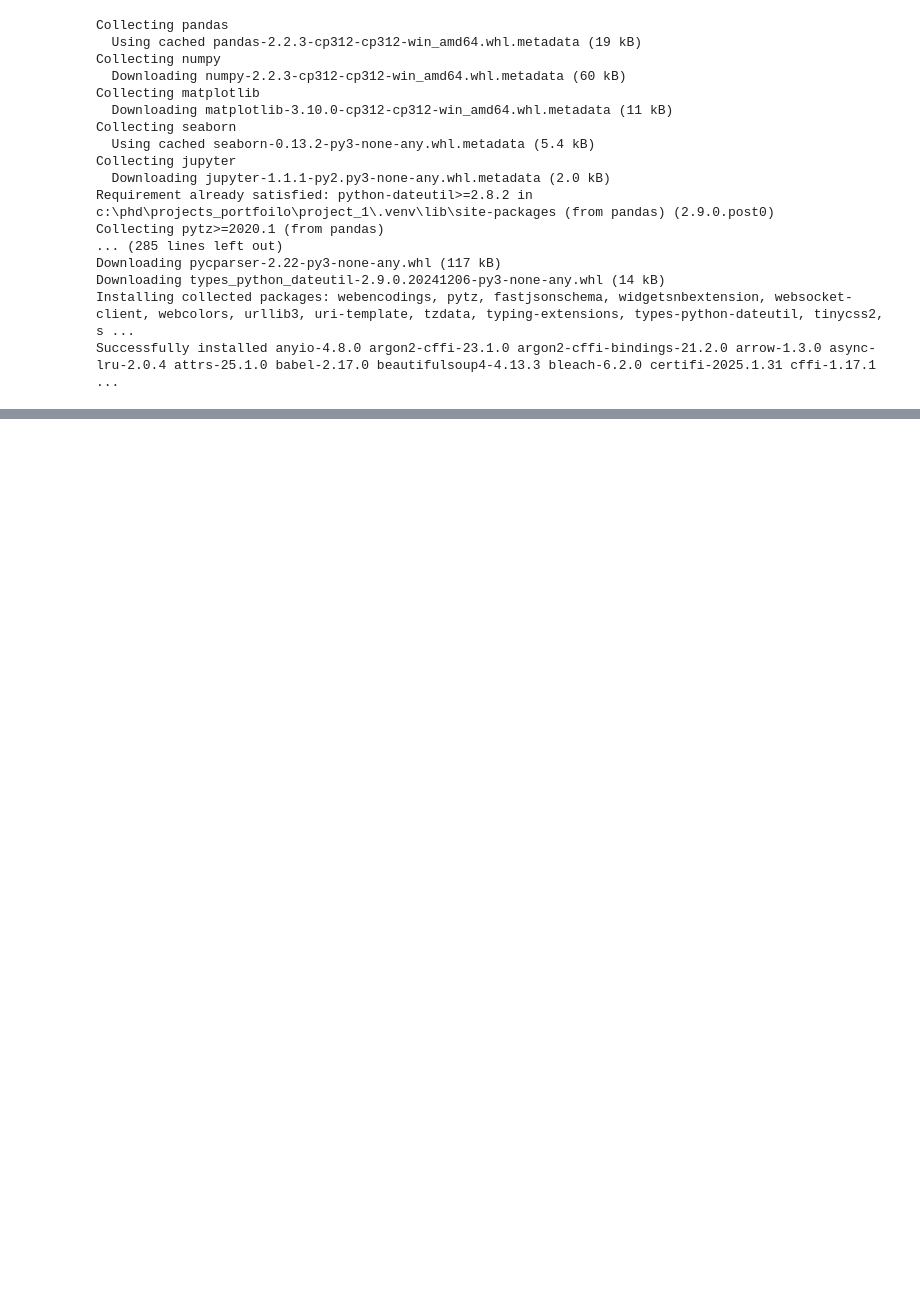
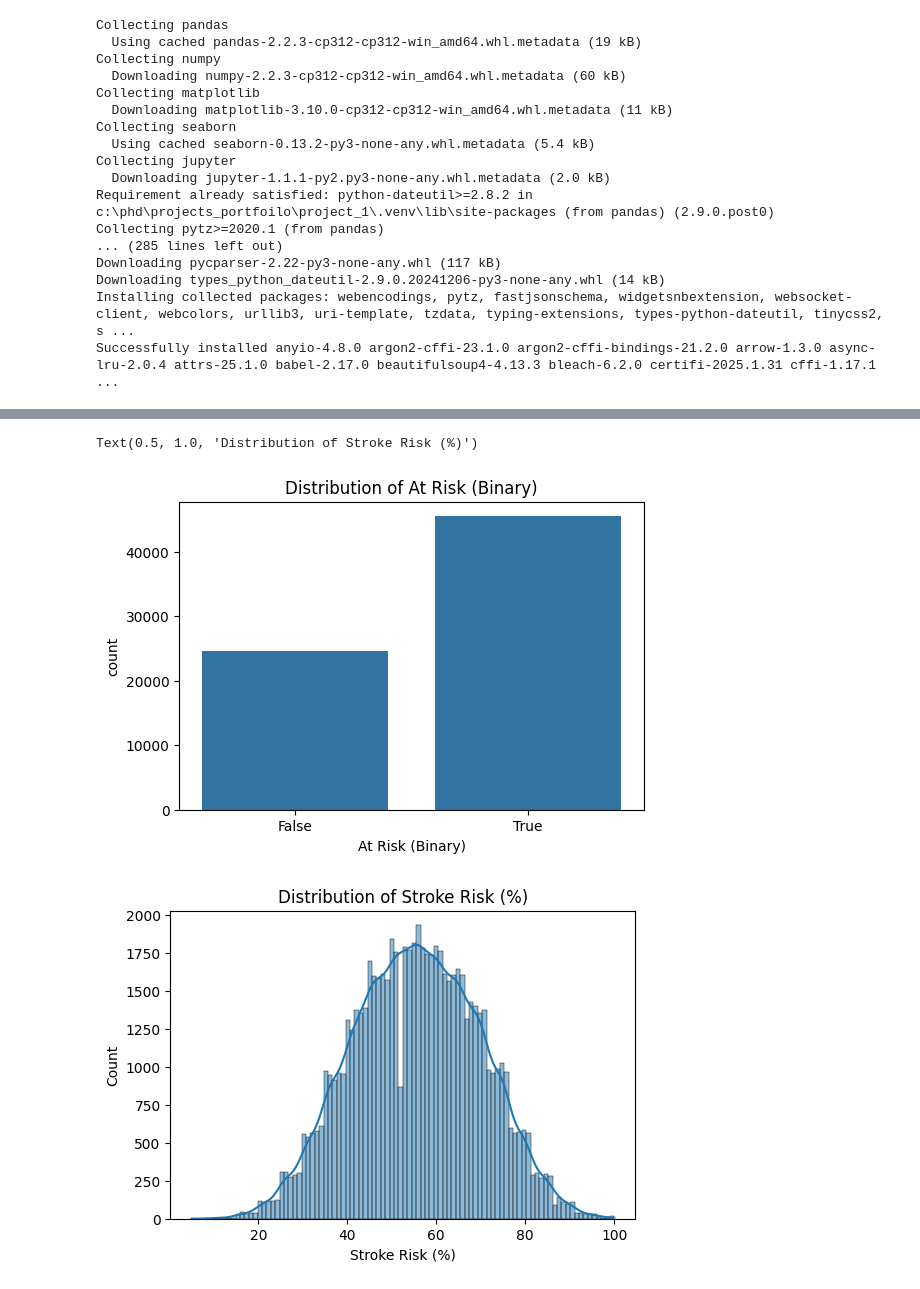
Before and after one commit to aahmed101521/Project_1, a Jupyter notebook: eda_project.ipynb, the cells around one changed output, grey strips where cells are left out. Saved outputs shown, nothing was run; the diff lists cells and outputs as text; code cells hidden in the pictures; blank space fills up the shorter version.

```diff
--- a/eda_project.ipynb
+++ b/eda_project.ipynb
@@ -27,0 +28,7 @@ import matplotlib.pyplot as plt
+# %%
+# Loading the dataset
+try:
+    data = pd.read_csv("stroke_risk_dataset.csv")
+except FileNotFoundError:
+    print("Error: Dataset not found. Check the path.")
+    exit()
@@ -27,0 +82,23 @@ import matplotlib.pyplot as plt
+# %%
+# Convert to boolean
+data['At Risk (Binary)'] = data['At Risk (Binary)'].astype(bool)
+# %%
+symptoms = ['Chest Pain', 'Shortness of Breath', 'Irregular Heartbeat', 'Fatigue & Weakness',
+            'Dizziness', 'Swelling (Edema)', 'Pain in Neck/Jaw/Shoulder/Back', 'Excessive Sweating',
+            'Persistent Cough', 'Nausea/Vomiting', 'High Blood Pressure', 'Chest Discomfort (Activity)',
+            'Cold Hands/Feet', 'Snoring/Sleep Apnea', 'Anxiety/Feeling of Doom']
+
+data['Symptom Score'] = data[symptoms].sum(axis=1) # Sum of present symptoms
+# %%
+# Target Variable Distribution:  Understand the distribution of your target variables.
+plt.figure(figsize=(6, 4))
+sns.countplot(x='At Risk (Binary)', data=data)
+plt.title('Distribution of At Risk (Binary)')
+
+plt.figure(figsize=(6, 4))
+sns.histplot(data['Stroke Risk (%)'], kde=True) # kde adds a density curve
+plt.title('Distribution of Stroke Risk (%)')
+# %% [output]
+Text(0.5, 1.0, 'Distribution of Stroke Risk (%)')
+[figure, added]
+[figure, added]
```
Also changed, not shown: parts of 7 cells of this notebook.
